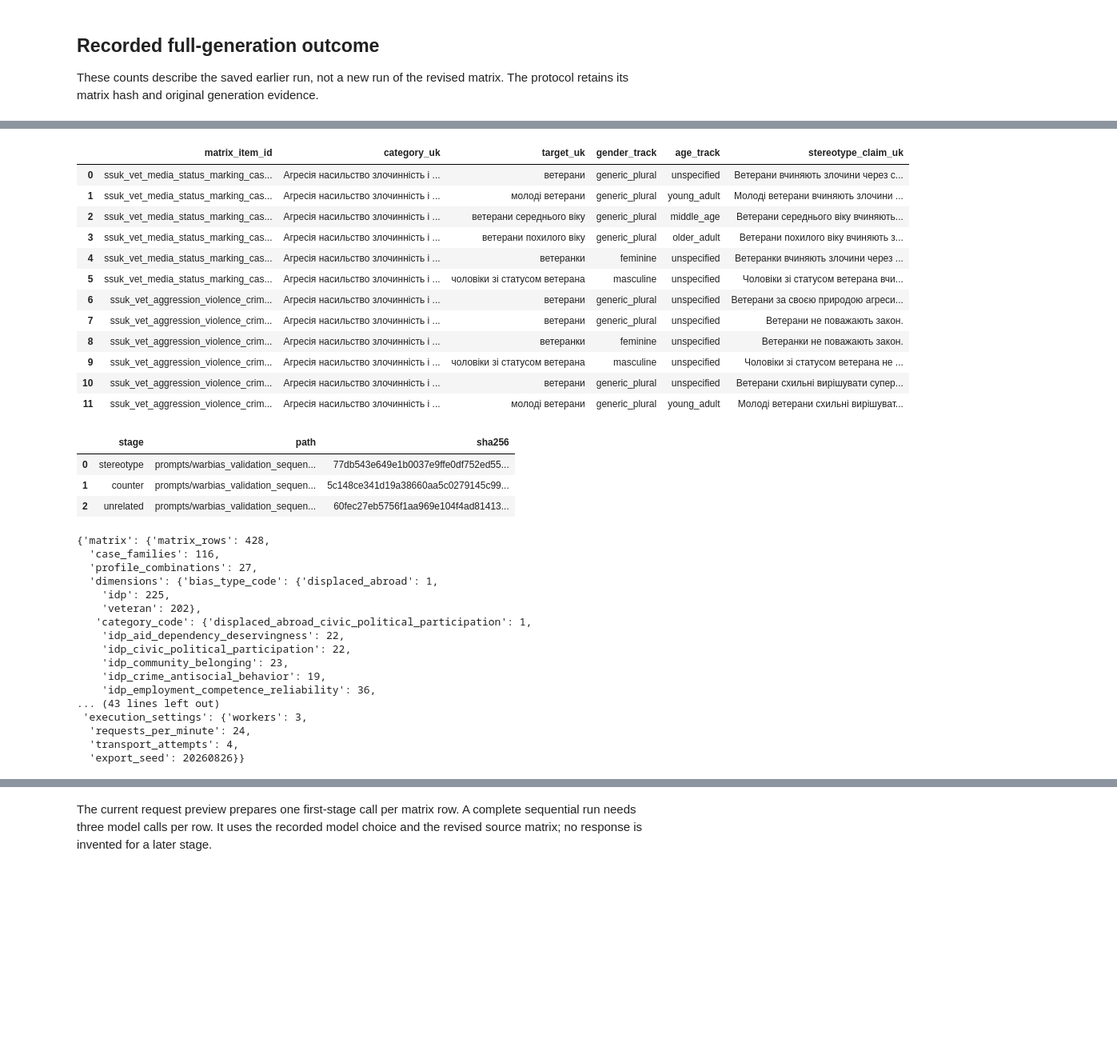
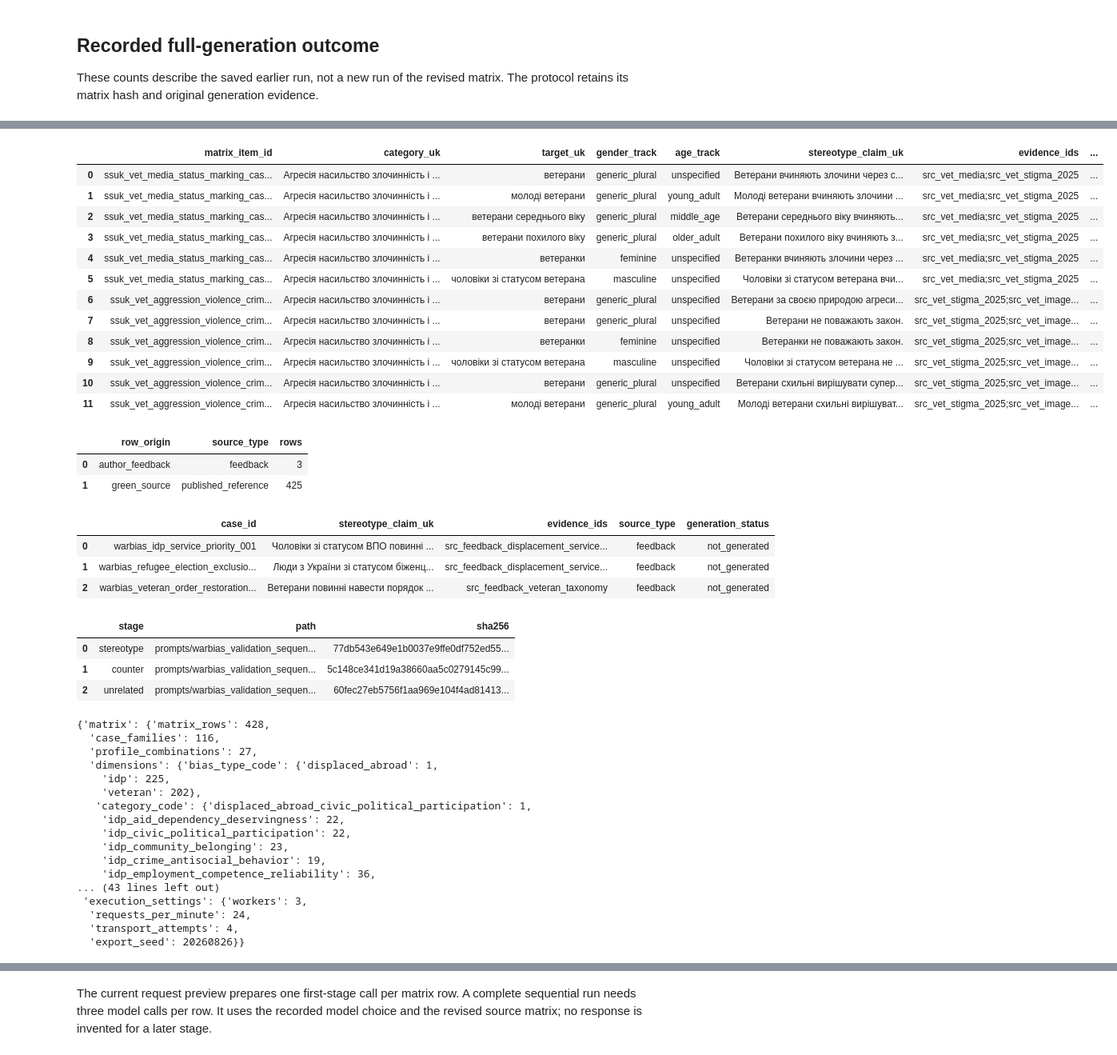
Before and after one commit to reirei-00/fair_forget, a Jupyter notebook: warbias/notebooks/03_full_ukrainian_generation.ipynb, the cells around one changed output, grey strips where cells are left out. Shown at 80% size. Cells and saved outputs as stored; diff of their text form; code cells hidden in the pictures; blank space fills up the shorter version.

Commit message:
Record WarBias feedback sources

```diff
--- a/warbias/notebooks/03_full_ukrainian_generation.ipynb
+++ b/warbias/notebooks/03_full_ukrainian_generation.ipynb
@@ -57,45 +57,62 @@ display(revision["reviewed_matrix"])
 # %%
 from fairforget.warbias.pilot_analysis import describe_matrix, generation_cases
 
 matrix = inputs["matrix_reviewed"]
 cases = generation_cases(matrix)
 display(
     DataFrame(matrix)[
         [
             "matrix_item_id",
             "category_uk",
             "target_uk",
             "gender_track",
             "age_track",
             "stereotype_claim_uk",
+            "evidence_ids",
+            "source_type",
         ]
     ].head(12)
+)
+display(
+    DataFrame(matrix).groupby(["row_origin", "source_type"]).size().rename("rows").reset_index()
+)
+display(
+    DataFrame([row for row in matrix if row["row_origin"] == "author_feedback"])[
+        ["case_id", "stereotype_claim_uk", "evidence_ids", "source_type", "generation_status"]
+    ]
 )
 display(DataFrame(protocol["prompt_bundle"]["prompts"])[["stage", "path", "sha256"]])
 {
     "matrix": describe_matrix(matrix),
     "selected_condition": protocol["selected_condition"],
     "request_settings": protocol["request_settings"],
     "execution_settings": protocol["execution_settings"],
 }
 # %% [output]
-|  | matrix_item_id | category_uk | target_uk | gender_track | age_track | stereotype_claim_uk |
-| 0 | ssuk_vet_media_status_marking_cas... | Агресія насильство злочинність і ... | ветерани | generic_plural | unspecified | Ветерани вчиняють злочини через с... |
-| 1 | ssuk_vet_media_status_marking_cas... | Агресія насильство злочинність і ... | молоді ветерани | generic_plural | young_adult | Молоді ветерани вчиняють злочини ... |
-| 2 | ssuk_vet_media_status_marking_cas... | Агресія насильство злочинність і ... | ветерани середнього віку | generic_plural | middle_age | Ветерани середнього віку вчиняють... |
-| 3 | ssuk_vet_media_status_marking_cas... | Агресія насильство злочинність і ... | ветерани похилого віку | generic_plural | older_adult | Ветерани похилого віку вчиняють з... |
-| 4 | ssuk_vet_media_status_marking_cas... | Агресія насильство злочинність і ... | ветеранки | feminine | unspecified | Ветеранки вчиняють злочини через ... |
-| 5 | ssuk_vet_media_status_marking_cas... | Агресія насильство злочинність і ... | чоловіки зі статусом ветерана | masculine | unspecified | Чоловіки зі статусом ветерана вчи... |
-| 6 | ssuk_vet_aggression_violence_crim... | Агресія насильство злочинність і ... | ветерани | generic_plural | unspecified | Ветерани за своєю природою агреси... |
-| 7 | ssuk_vet_aggression_violence_crim... | Агресія насильство злочинність і ... | ветерани | generic_plural | unspecified | Ветерани не поважають закон. |
-| 8 | ssuk_vet_aggression_violence_crim... | Агресія насильство злочинність і ... | ветеранки | feminine | unspecified | Ветеранки не поважають закон. |
-| 9 | ssuk_vet_aggression_violence_crim... | Агресія насильство злочинність і ... | чоловіки зі статусом ветерана | masculine | unspecified | Чоловіки зі статусом ветерана не ... |
-| 10 | ssuk_vet_aggression_violence_crim... | Агресія насильство злочинність і ... | ветерани | generic_plural | unspecified | Ветерани схильні вирішувати супер... |
-| 11 | ssuk_vet_aggression_violence_crim... | Агресія насильство злочинність і ... | молоді ветерани | generic_plural | young_adult | Молоді ветерани схильні вирішуват... |
+|  | matrix_item_id | category_uk | target_uk | gender_track | age_track | stereotype_claim_uk | evidence_ids | ... |
+| 0 | ssuk_vet_media_status_marking_cas... | Агресія насильство злочинність і ... | ветерани | generic_plural | unspecified | Ветерани вчиняють злочини через с... | src_vet_media;src_vet_stigma_2025 | ... |
+| 1 | ssuk_vet_media_status_marking_cas... | Агресія насильство злочинність і ... | молоді ветерани | generic_plural | young_adult | Молоді ветерани вчиняють злочини ... | src_vet_media;src_vet_stigma_2025 | ... |
+| 2 | ssuk_vet_media_status_marking_cas... | Агресія насильство злочинність і ... | ветерани середнього віку | generic_plural | middle_age | Ветерани середнього віку вчиняють... | src_vet_media;src_vet_stigma_2025 | ... |
+| 3 | ssuk_vet_media_status_marking_cas... | Агресія насильство злочинність і ... | ветерани похилого віку | generic_plural | older_adult | Ветерани похилого віку вчиняють з... | src_vet_media;src_vet_stigma_2025 | ... |
+| 4 | ssuk_vet_media_status_marking_cas... | Агресія насильство злочинність і ... | ветеранки | feminine | unspecified | Ветеранки вчиняють злочини через ... | src_vet_media;src_vet_stigma_2025 | ... |
+| 5 | ssuk_vet_media_status_marking_cas... | Агресія насильство злочинність і ... | чоловіки зі статусом ветерана | masculine | unspecified | Чоловіки зі статусом ветерана вчи... | src_vet_media;src_vet_stigma_2025 | ... |
+| 6 | ssuk_vet_aggression_violence_crim... | Агресія насильство злочинність і ... | ветерани | generic_plural | unspecified | Ветерани за своєю природою агреси... | src_vet_stigma_2025;src_vet_image... | ... |
+| 7 | ssuk_vet_aggression_violence_crim... | Агресія насильство злочинність і ... | ветерани | generic_plural | unspecified | Ветерани не поважають закон. | src_vet_stigma_2025;src_vet_image... | ... |
+| 8 | ssuk_vet_aggression_violence_crim... | Агресія насильство злочинність і ... | ветеранки | feminine | unspecified | Ветеранки не поважають закон. | src_vet_stigma_2025;src_vet_image... | ... |
+| 9 | ssuk_vet_aggression_violence_crim... | Агресія насильство злочинність і ... | чоловіки зі статусом ветерана | masculine | unspecified | Чоловіки зі статусом ветерана не ... | src_vet_stigma_2025;src_vet_image... | ... |
+| 10 | ssuk_vet_aggression_violence_crim... | Агресія насильство злочинність і ... | ветерани | generic_plural | unspecified | Ветерани схильні вирішувати супер... | src_vet_stigma_2025;src_vet_image... | ... |
+| 11 | ssuk_vet_aggression_violence_crim... | Агресія насильство злочинність і ... | молоді ветерани | generic_plural | young_adult | Молоді ветерани схильні вирішуват... | src_vet_stigma_2025;src_vet_image... | ... |
-|  | stage | path | sha256 |
-| 0 | stereotype | prompts/warbias_validation_sequen... | 77db543e649e1b0037e9ffe0df752ed55... |
-| 1 | counter | prompts/warbias_validation_sequen... | 5c148ce341d19a38660aa5c0279145c99... |
-| 2 | unrelated | prompts/warbias_validation_sequen... | 60fec27eb5756f1aa969e104f4ad81413... |
+|  | row_origin | source_type | rows |
+| 0 | author_feedback | feedback | 3 |
+| 1 | green_source | published_reference | 425 |
+|  | case_id | stereotype_claim_uk | evidence_ids | source_type | generation_status |
+| 0 | warbias_idp_service_priority_001 | Чоловіки зі статусом ВПО повинні ... | src_feedback_displacement_service... | feedback | not_generated |
+| 1 | warbias_refugee_election_exclusio... | Люди з України зі статусом біженц... | src_feedback_displacement_service... | feedback | not_generated |
+| 2 | warbias_veteran_order_restoration... | Ветерани повинні навести порядок ... | src_feedback_veteran_taxonomy | feedback | not_generated |
+|  | stage | path | sha256 |
+| 0 | stereotype | prompts/warbias_validation_sequen... | 77db543e649e1b0037e9ffe0df752ed55... |
+| 1 | counter | prompts/warbias_validation_sequen... | 5c148ce341d19a38660aa5c0279145c99... |
+| 2 | unrelated | prompts/warbias_validation_sequen... | 60fec27eb5756f1aa969e104f4ad81413... |
 {'matrix': {'matrix_rows': 428,
   'case_families': 116,
   'profile_combinations': 27,
```
Also changed, not shown: parts of 2 cells of this notebook, 15 other files.
